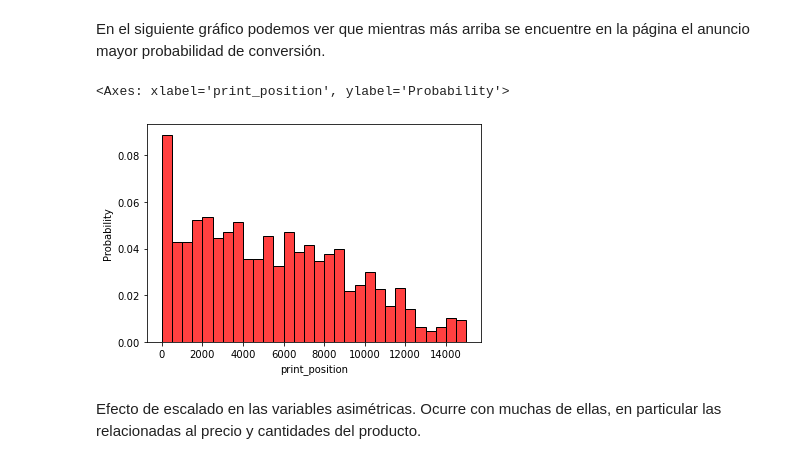
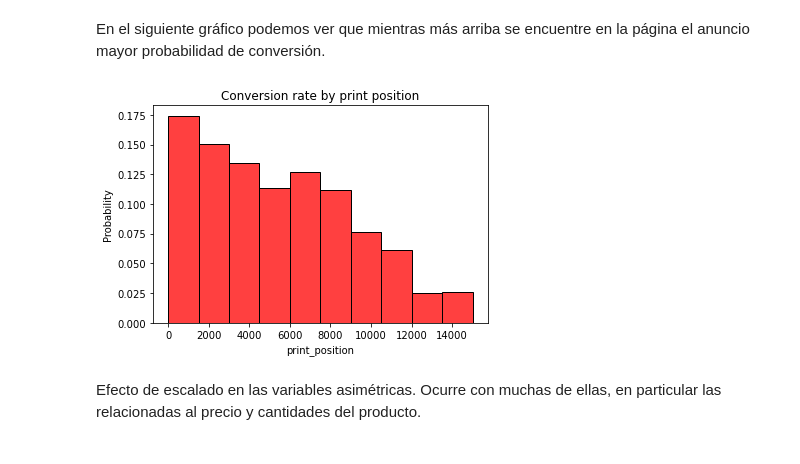
Before and after one commit to tomasglauberman/TP2_TDVI, a Jupyter notebook: model.ipynb, the cells around one changed output. Saved outputs shown, nothing was run; the diff lists cells and outputs as text; code cells hidden in the pictures.

```diff
--- a/model.ipynb
+++ b/model.ipynb
@@ -44,10 +44,11 @@ La siguiente celda la usamos para ver las distribuciones de probabilidad de conv
 En el siguiente gráfico podemos ver que mientras más arriba se encuentre en la página el anuncio mayor probabilidad de conversión.
 # %%
 mean_conv = data.groupby('print_position')['conversion'].mean()
-sns.histplot(data=mean_conv, x=mean_conv.index, weights=mean_conv.values, color='red', stat='probability', bins=30)
+sns.histplot(data=mean_conv, x=mean_conv.index, weights=mean_conv.values, color='red', stat='probability', bins=10)
+plt.title('Conversion rate by print position')
+plt.show()
 # %% [output]
-<Axes: xlabel='print_position', ylabel='Probability'>
-[figure, old version]
+[figure, new version]
 # %% [markdown]
 Efecto de escalado en las variables asimétricas. Ocurre con muchas de ellas, en particular las relacionadas al precio y cantidades del producto.
 # %%
```
Also changed, not shown: parts of 1 cell of this notebook.
